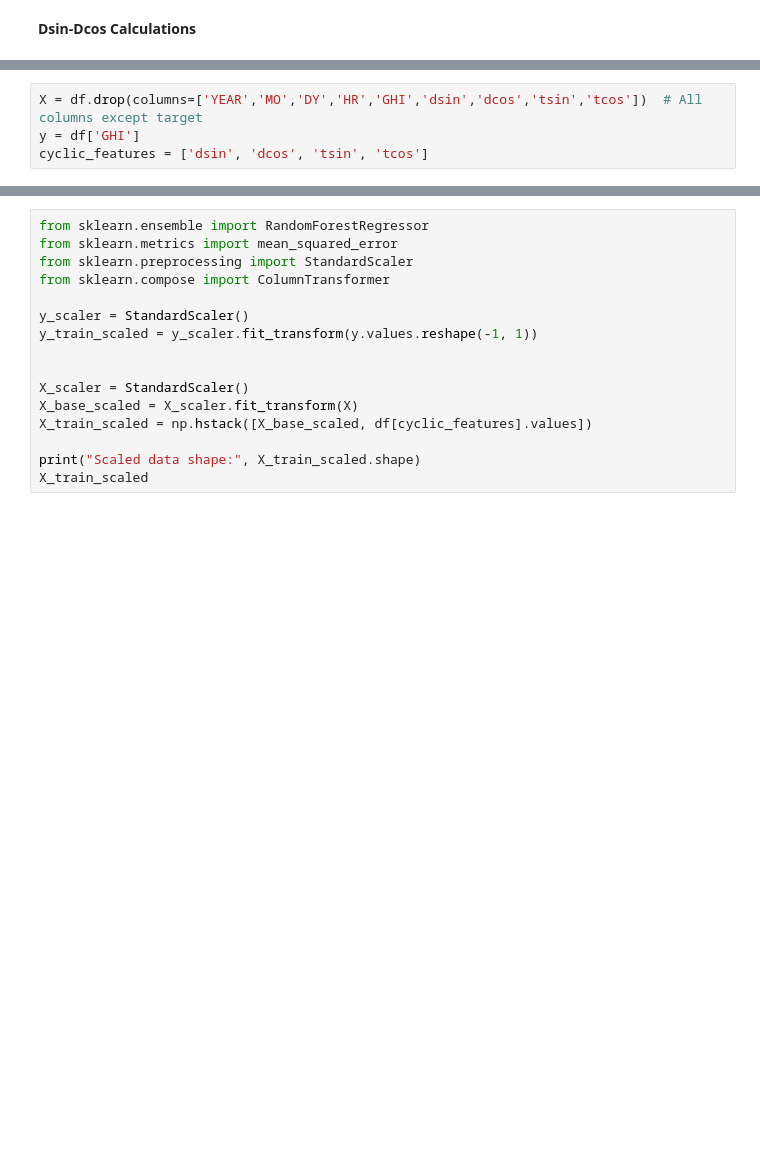
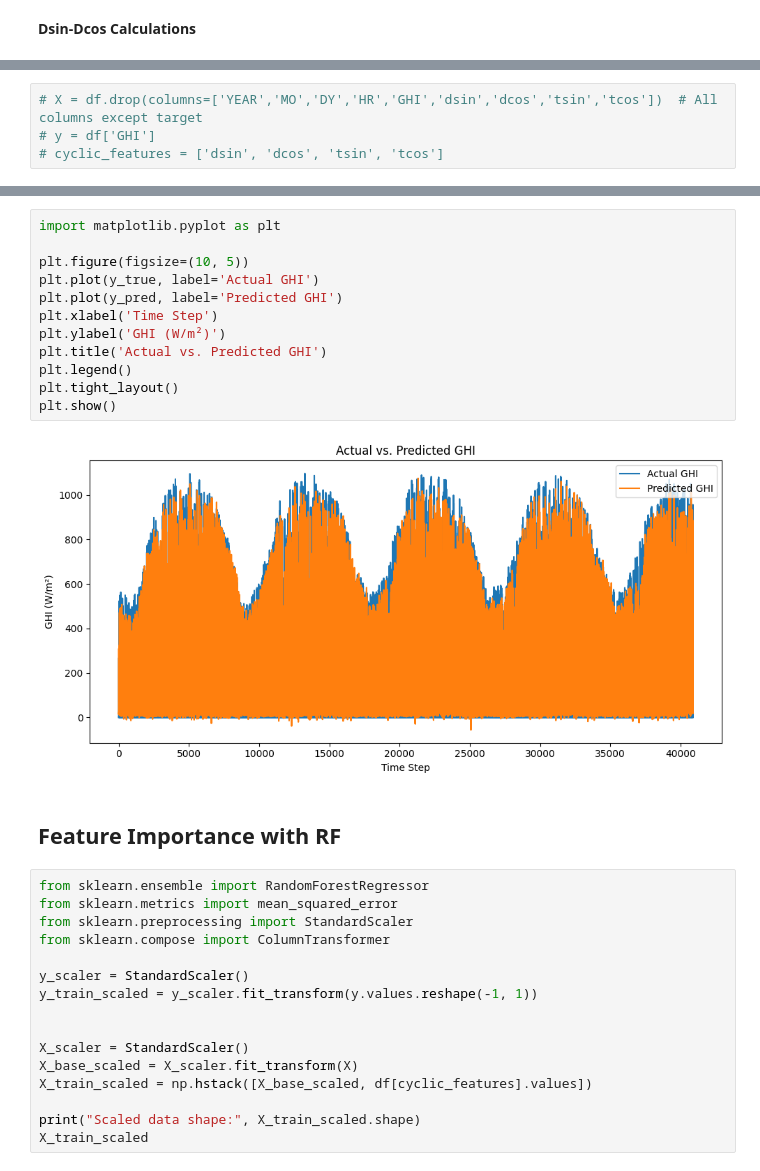
Before and after one commit to fairuznawar122/Solar-Radiation-Forecast, a Jupyter notebook: Solar_Radiation_Forecast.ipynb, the cells around one changed output, grey strips where cells are left out. Drawn from its saved outputs; the diff is of its cells as text; blank space fills up the shorter version.

```diff
--- a/Solar_Radiation_Forecast.ipynb
+++ b/Solar_Radiation_Forecast.ipynb
@@ -249,4 +267,4 @@ df
 # %%
-X = df.drop(columns=['YEAR','MO','DY','HR','GHI','dsin','dcos','tsin','tcos'])  # All columns except target
-y = df['GHI']
-cyclic_features = ['dsin', 'dcos', 'tsin', 'tcos']
+# X = df.drop(columns=['YEAR','MO','DY','HR','GHI','dsin','dcos','tsin','tcos'])  # All columns except target
+# y = df['GHI']
+# cyclic_features = ['dsin', 'dcos', 'tsin', 'tcos']
@@ -269,3 +375,19 @@ X
+# %%
+import matplotlib.pyplot as plt
+
+plt.figure(figsize=(10, 5))
+plt.plot(y_true, label='Actual GHI')
+plt.plot(y_pred, label='Predicted GHI')
+plt.xlabel('Time Step')
+plt.ylabel('GHI (W/m²)')
+plt.title('Actual vs. Predicted GHI')
+plt.legend()
+plt.tight_layout()
+plt.show()
+# %% [output]
+[figure, added]
+# %% [markdown]
+## Feature Importance with RF
 # %%
 from sklearn.ensemble import RandomForestRegressor
 from sklearn.metrics import mean_squared_error
```
Also changed, not shown: parts of 12 cells of this notebook.
